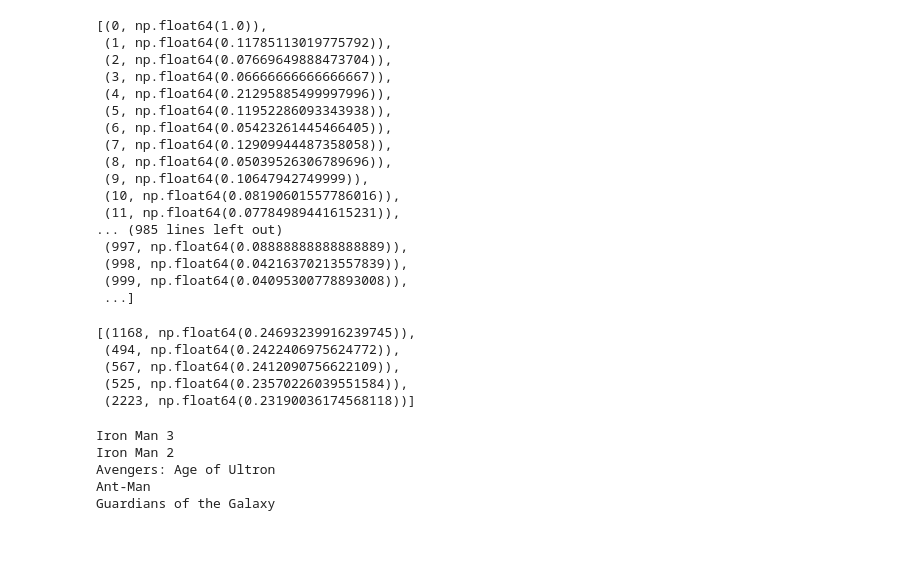
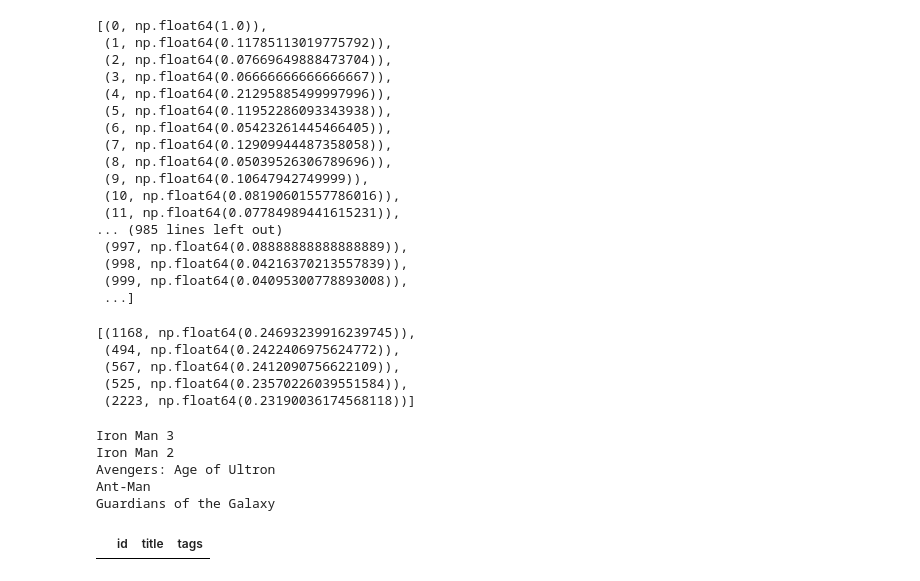
Before and after one commit to sushanksingh00/Movie-prediction, a Jupyter notebook: notebooks/model_training.ipynb, the cells around one changed output. Cells and saved outputs as stored; diff of their text form; code cells hidden in the pictures; blank space fills up the shorter version.

```diff
--- a/notebooks/model_training.ipynb
+++ b/notebooks/model_training.ipynb
@@ -86,3 +86,7 @@ import pickle
 pickle.dump(df, open("movies.pkl","wb"))
 pickle.dump(similarity_mat, open("similarity.pkl","wb"))
 pickle.dump(cv, open("vectorizer.pkl","wb"))
+# %%
+df[df["title"] == "Toy Stroy"]
+# %% [output]
+|  | id | title | tags |
```
Also changed, not shown: 2 other files.
